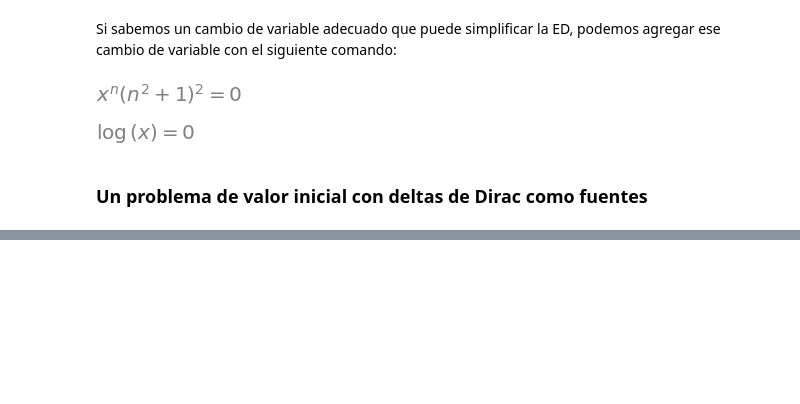
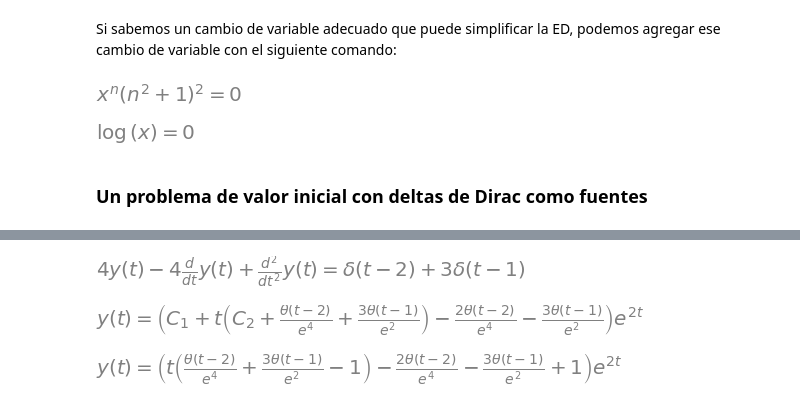
Before and after one commit to JaviMH24/Topicos-de-Ecuaciones-Diferenciales, a Jupyter notebook: Ec_Dif_con_Python.ipynb, the cells around one changed output, grey strips where cells are left out. Drawn from its saved outputs; the diff is of its cells as text; code cells hidden in the pictures; blank space fills up the shorter version.

```diff
--- a/Ec_Dif_con_Python.ipynb
+++ b/Ec_Dif_con_Python.ipynb
@@ -248,0 +254,12 @@ factor(eq1)
+# %%
+#declaramos nuestras variables
+t=sp.symbols('t')
+y=sp.Function('y')
+# %%
+from sympy import *
+#esciribimos la ED
+ode6=sp.Eq(sp.Derivative(y(t),t,2)-4*sp.Derivative(y(t),t)+ 4*y(t),3*DiracDelta(t-1)+DiracDelta(t-2))
+# %%
+ode6
+# %% [output]
+[figure, added]
@@ -248,0 +269,11 @@ factor(eq1)
+# %%
+sol6
+# %% [output]
+[figure, added]
+# %%
+#Evaluamos las condiciones iniciales
+constants=solve([sol6.rhs.subs(t,0)-1,sol6.rhs.diff(t,1).subs(t,0)-1])
+#Resolvemos la ED con las condiciones iniciales
+sol6.subs(constants)
+# %% [output]
+[figure, added]
```
Also changed, not shown: parts of 2 cells of this notebook.
